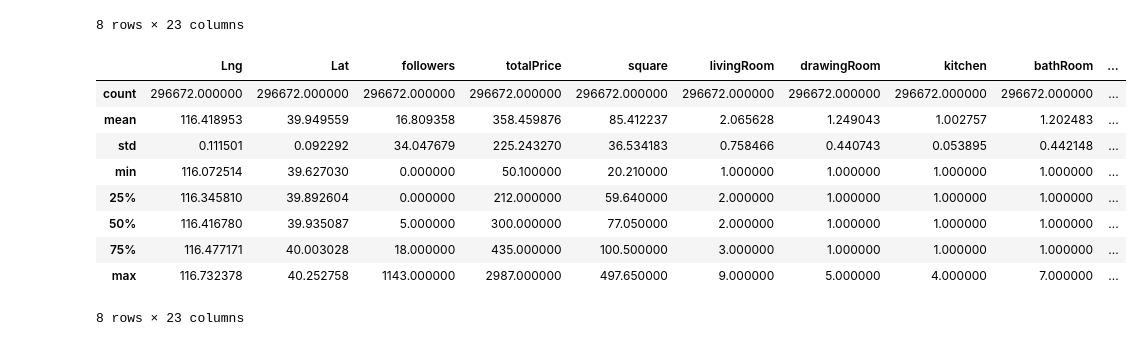
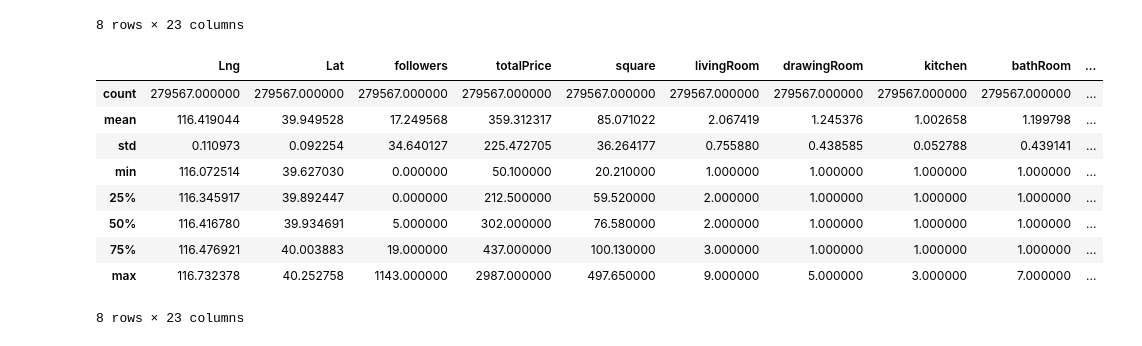
Before and after one commit to Chen-hub366/house-price-ml, a Jupyter notebook: notebooks/exploration.ipynb, the cells around one changed output. Drawn from its saved outputs; the diff is of its cells as text; code cells hidden in the pictures.

```diff
--- a/notebooks/exploration.ipynb
+++ b/notebooks/exploration.ipynb
@@ -374,15 +375,16 @@ df.describe()
 8 rows × 23 columns
 # %%
 df= df[(df['livingRoom']!=0)&(df['drawingRoom']!=0)&(df['kitchen']!=0)&(df['bathRoom']!=0)]
+df=df[df['trade_year']>df['constructionTime']]
 df.describe()
 # %% [output]
 |  | Lng | Lat | followers | totalPrice | square | livingRoom | drawingRoom | kitchen | bathRoom | ... |
-| count | 296672.000000 | 296672.000000 | 296672.000000 | 296672.000000 | 296672.000000 | 296672.000000 | 296672.000000 | 296672.000000 | 296672.000000 | ... |
-| mean | 116.418953 | 39.949559 | 16.809358 | 358.459876 | 85.412237 | 2.065628 | 1.249043 | 1.002757 | 1.202483 | ... |
-| std | 0.111501 | 0.092292 | 34.047679 | 225.243270 | 36.534183 | 0.758466 | 0.440743 | 0.053895 | 0.442148 | ... |
+| count | 279567.000000 | 279567.000000 | 279567.000000 | 279567.000000 | 279567.000000 | 279567.000000 | 279567.000000 | 279567.000000 | 279567.000000 | ... |
+| mean | 116.419044 | 39.949528 | 17.249568 | 359.312317 | 85.071022 | 2.067419 | 1.245376 | 1.002658 | 1.199798 | ... |
+| std | 0.110973 | 0.092254 | 34.640127 | 225.472705 | 36.264177 | 0.755880 | 0.438585 | 0.052788 | 0.439141 | ... |
 | min | 116.072514 | 39.627030 | 0.000000 | 50.100000 | 20.210000 | 1.000000 | 1.000000 | 1.000000 | 1.000000 | ... |
-| 25% | 116.345810 | 39.892604 | 0.000000 | 212.000000 | 59.640000 | 2.000000 | 1.000000 | 1.000000 | 1.000000 | ... |
-| 50% | 116.416780 | 39.935087 | 5.000000 | 300.000000 | 77.050000 | 2.000000 | 1.000000 | 1.000000 | 1.000000 | ... |
-| 75% | 116.477171 | 40.003028 | 18.000000 | 435.000000 | 100.500000 | 3.000000 | 1.000000 | 1.000000 | 1.000000 | ... |
-| max | 116.732378 | 40.252758 | 1143.000000 | 2987.000000 | 497.650000 | 9.000000 | 5.000000 | 4.000000 | 7.000000 | ... |
+| 25% | 116.345917 | 39.892447 | 0.000000 | 212.500000 | 59.520000 | 2.000000 | 1.000000 | 1.000000 | 1.000000 | ... |
+| 50% | 116.416780 | 39.934691 | 5.000000 | 302.000000 | 76.580000 | 2.000000 | 1.000000 | 1.000000 | 1.000000 | ... |
+| 75% | 116.476921 | 40.003883 | 19.000000 | 437.000000 | 100.130000 | 3.000000 | 1.000000 | 1.000000 | 1.000000 | ... |
+| max | 116.732378 | 40.252758 | 1143.000000 | 2987.000000 | 497.650000 | 9.000000 | 5.000000 | 3.000000 | 7.000000 | ... |
 8 rows × 23 columns
```
Also changed, not shown: parts of 10 cells of this notebook, 4 other files.
